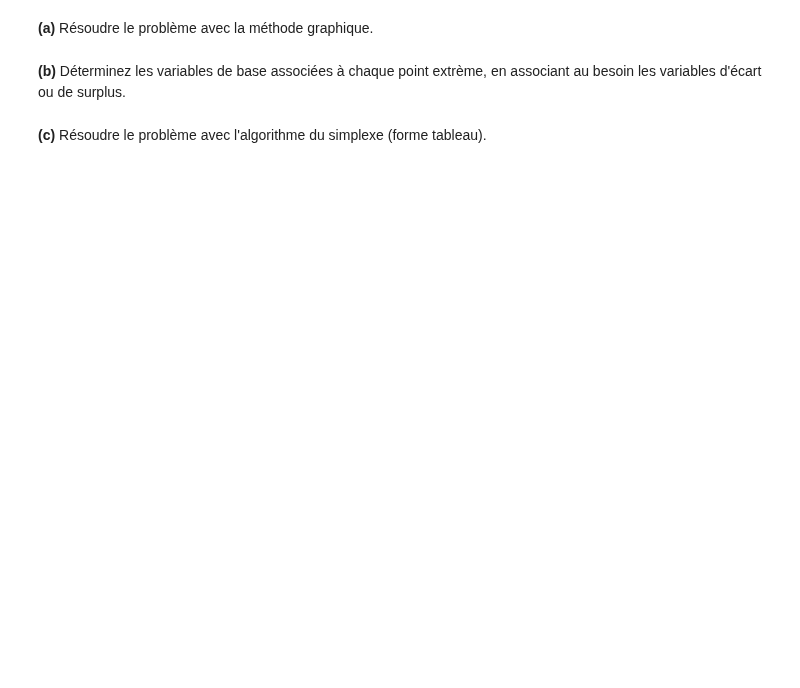
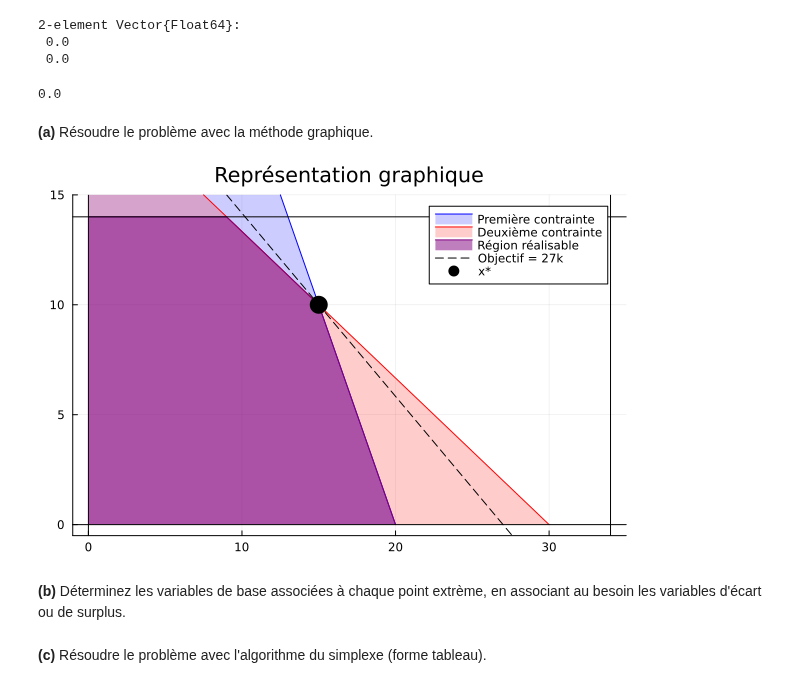
Before and after one commit to fbastin/optim, a Jupyter notebook: LP/Demo3.ipynb, the cells around one changed output. Cells and saved outputs as stored; diff of their text form; code cells hidden in the pictures; blank space fills up the shorter version.

```diff
--- a/LP/Demo3.ipynb
+++ b/LP/Demo3.ipynb
@@ -13,3 +40,13 @@ Considérons le problème de programmation linéaire suivant
+# %%
+value.(x)
+# %% [output]
+2-element Vector{Float64}:
+ 0.0
+ 0.0
+# %%
+objective_value(mo)
+# %% [output]
+0.0
 # %% [markdown]
 **(a)** Résoudre le problème avec la méthode graphique.
 # %%
@@ -17,14 +54,16 @@ using Plots
 # %%
 plot(t -> (160-8*t)/4, 0, 160/8, fill = (0, 0.2, :blue), color = :blue, label = "Première contrainte")
 plot!(t->(120-4*t)/6, 0, 120/4, fill = (0, 0.2, :red), color = :red, label = "Deuxième contrainte")
 plot!(t->min((120-4*t)/6, (160-8*t)/4, 14), 0, 160/8,
     fill = (0, 0.5, :purple), color = :purple, label = "Région réalisable")
 vline!([0, 34], color = :black, label = "")
 hline!([0, 14], color = :black, label = "")
 plot!(ylims = (-0.5, 15))
-plot!(t -> (27000 - 1000*t)/1200, color = :black, label = "Ojectif = 27k", linestyle = :dash)
+plot!(t -> (27000 - 1000*t)/1200, color = :black, label = "Objectif = 27k", linestyle = :dash)
 scatter!([15], [10], label = "x*", color = :black, markersize = 10)
 plot!(title = "Représentation graphique")
+# %% [output]
+[figure, added]
 # %% [markdown]
 **(b)** Déterminez les variables de base associées à chaque point extrème, en associant au besoin les variables d'écart ou de surplus.
 # %% [markdown]
```
Also changed, not shown: parts of 17 cells of this notebook.
